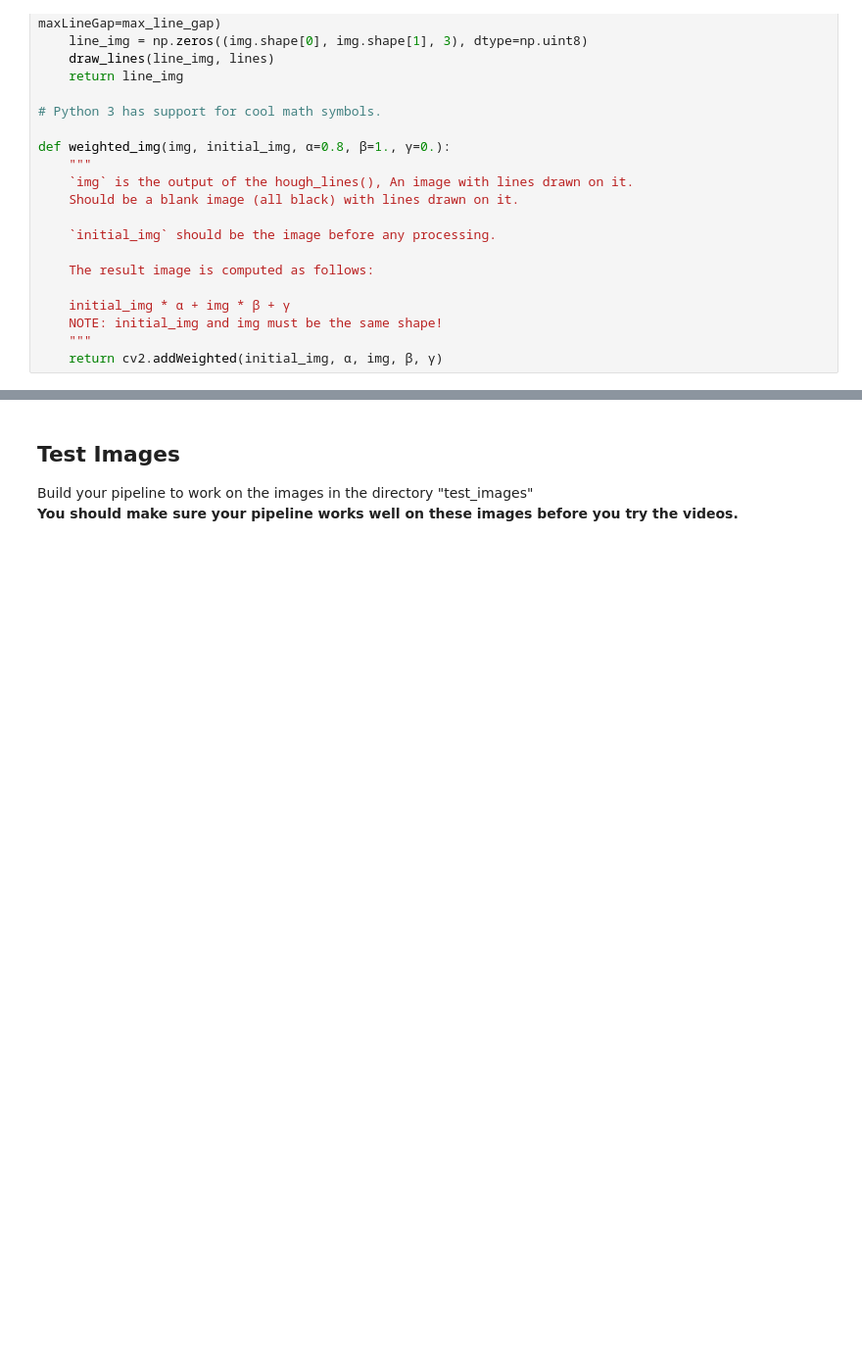
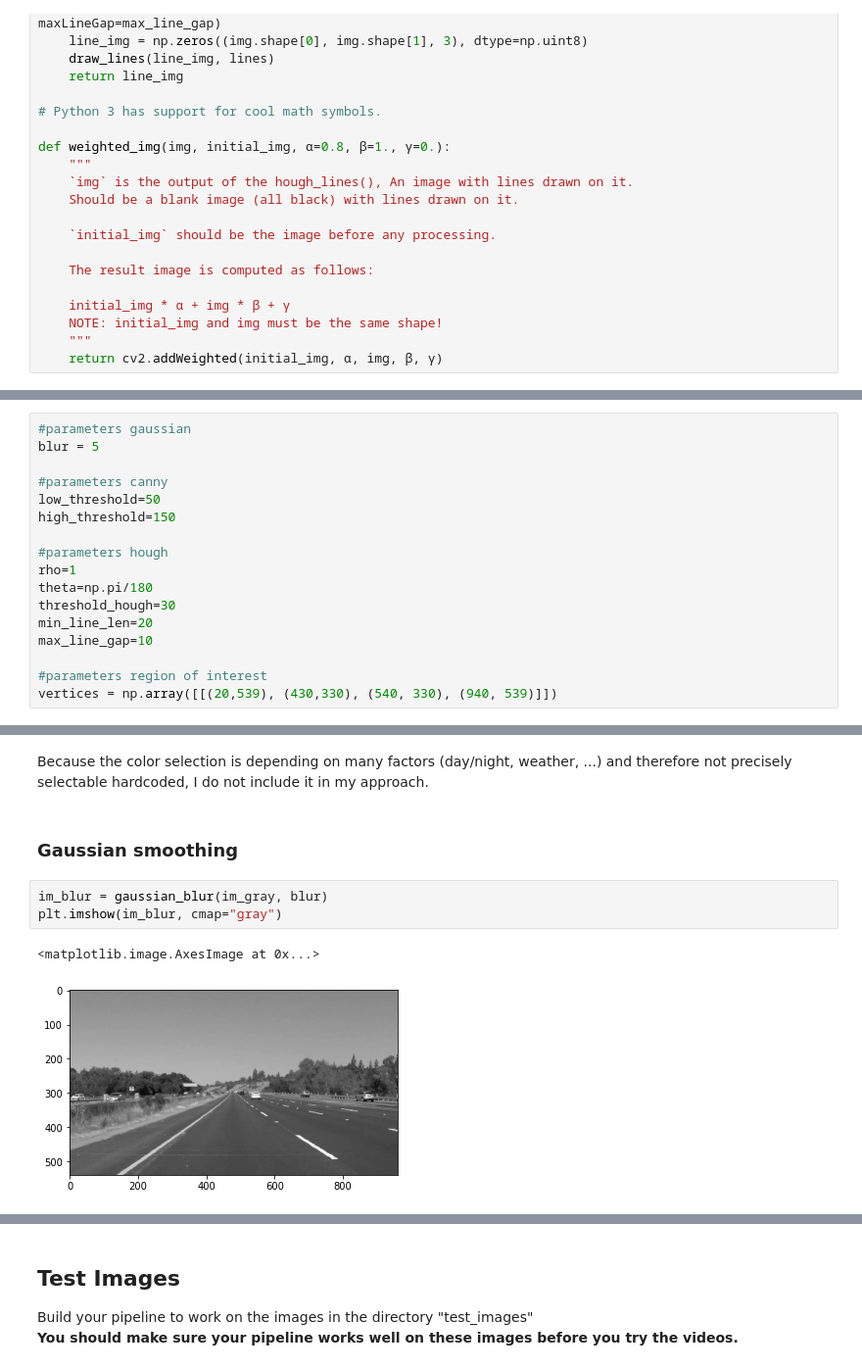
Before and after one commit to Maria452/Udacity-1-LaneLines, a Jupyter notebook: P1.ipynb, the cells around one changed output, grey strips where cells are left out. Shown at 98% size. Drawn from its saved outputs; the diff is of its cells as text; blank space fills up the shorter version.

```diff
--- a/P1.ipynb
+++ b/P1.ipynb
@@ -221,0 +229,17 @@ def weighted_img(img, initial_img, α=0.8, β=1., γ=0.):
+# %%
+#parameters gaussian
+blur = 5
+
+#parameters canny
+low_threshold=50
+high_threshold=150
+
+#parameters hough
+rho=1
+theta=np.pi/180
+threshold_hough=30
+min_line_len=20
+max_line_gap=10
+
+#parameters region of interest
+vertices = np.array([[(20,539), (430,330), (540, 330), (940, 539)]])
@@ -221,0 +282,10 @@ def weighted_img(img, initial_img, α=0.8, β=1., γ=0.):
+# %% [markdown]
+Because the color selection is depending on many factors (day/night, weather, ...) and therefore not precisely selectable hardcoded, I do not include it in my approach.
+# %% [markdown]
+### Gaussian smoothing
+# %%
+im_blur = gaussian_blur(im_gray, blur)
+plt.imshow(im_blur, cmap="gray")
+# %% [output]
+<matplotlib.image.AxesImage at 0x...>
+[figure, added]
```
Also changed, not shown: parts of 39 cells of this notebook, 8 other files.
